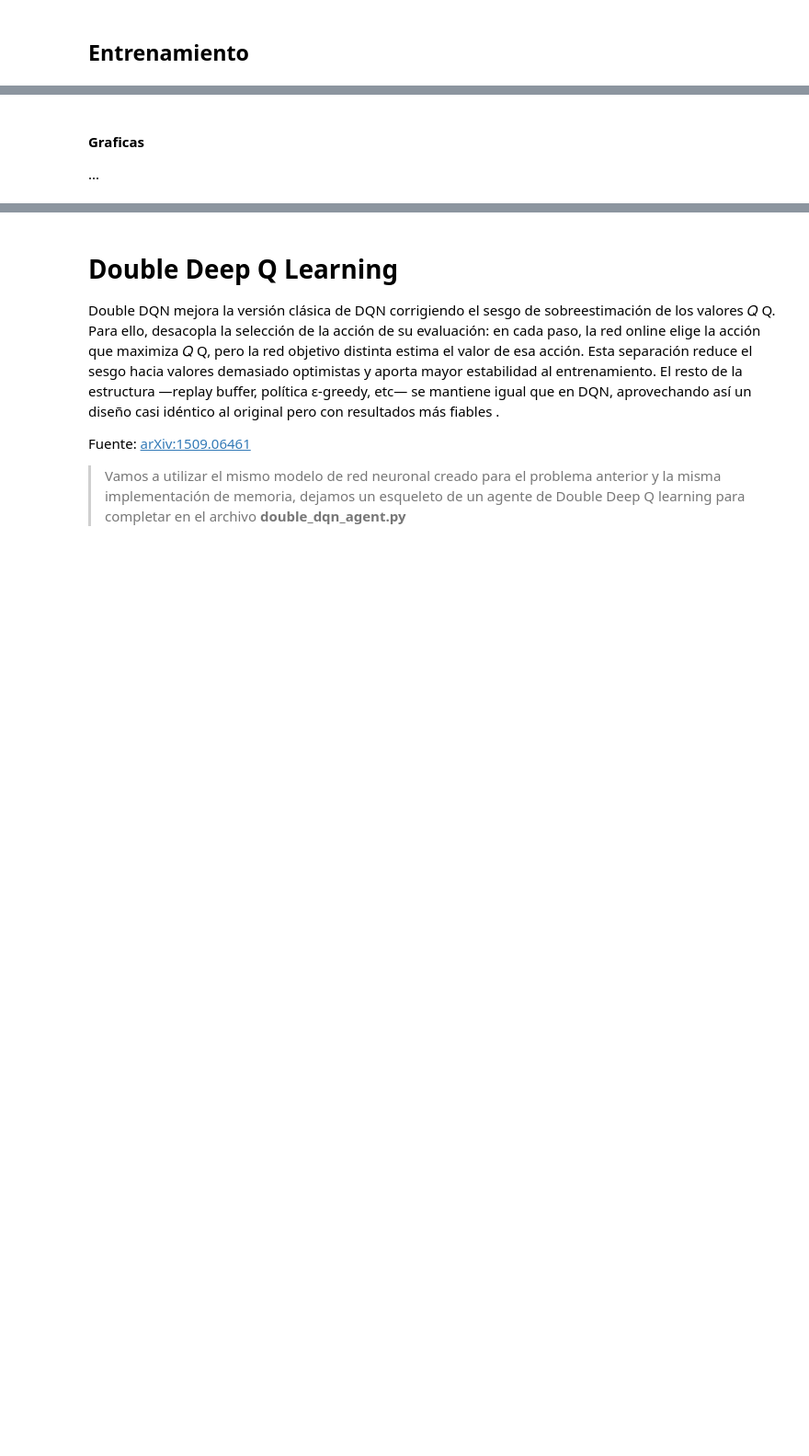
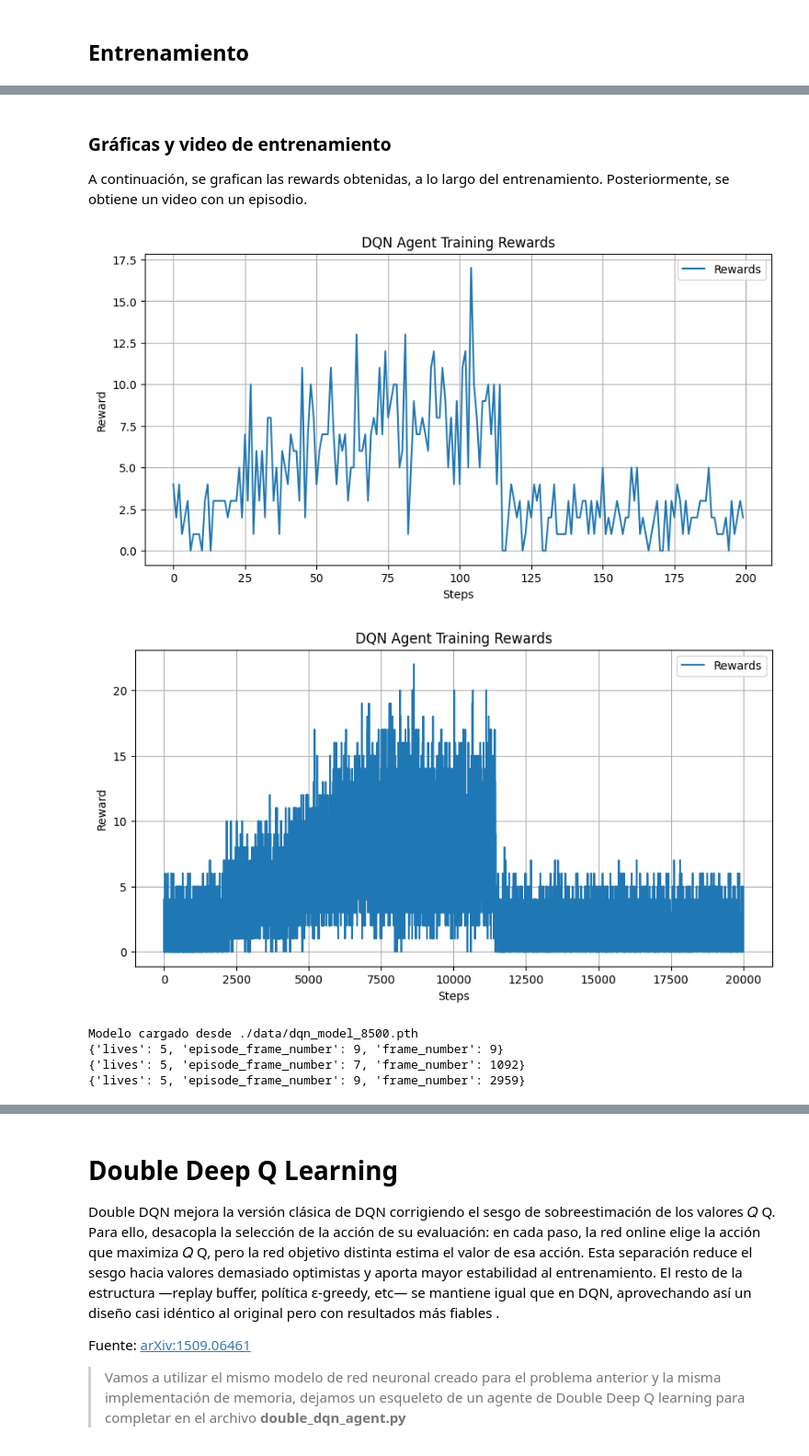
Before and after one commit to bluezombie/obligatoriotalleria2025, a Jupyter notebook: Obligatorio_2025_Letra.ipynb, the cells around one changed output, grey strips where cells are left out. Shown at 92% size. Cells and saved outputs as stored; diff of their text form; code cells hidden in the pictures; blank space fills up the shorter version.

```diff
--- a/Obligatorio_2025_Letra.ipynb
+++ b/Obligatorio_2025_Letra.ipynb
@@ -449,19 +456,2 @@ Funciones a completar:
-# %%
-# Hiperparámetros de Joaquín Vigna
-TOTAL_STEPS = 10_000_000
-EPISODES = 10_000
-STEPS_PER_EPISODE = 20_000
-
-EPSILON_INI = 1
-EPSILON_MIN = 0.05
-EPSILON_ANNEAL_STEPS = 1_000_000
-
-EPISODE_BLOCK = 100
-
-BATCH_SIZE = 32
-BUFFER_SIZE = 30_000
-
-GAMMA = 0.995
-LEARNING_RATE = 0.00025
 # %%
 from dqn_agent import DQNAgent
@@ -526,3 +491,52 @@ Video(video_path, embed=True, width=600)
-# %% [markdown]
-#### Graficas
-...
+# %% [markdown]
+### Gráficas y video de entrenamiento
+
+A continuación, se grafican las rewards obtenidas, a lo largo del entrenamiento. Posteriormente, se obtiene un video con un episodio.
+# %%
+# Mostramos la evolución de las recomensas
+dqn_rewards_2 = dqn_rewards[::100]
+plot_rewards(dqn_rewards_2, title="DQN Agent Training Rewards") # Sin sampleado
+plot_rewards(dqn_rewards, title="DQN Agent Training Rewards") # Con Sampleado
+
+
+env = make_env(ENV_NAME,
+                video_folder='./videos/dqn_validation',
+                name_prefix="breakout",
+                record_every=500,
+                grayscale=GRAY_SCALE,
+                screen_size=SCREEN_SIZE,
+                stack_frames=NUM_STACKED_FRAMES,
+                skip_frames=SKIP_FRAMES
+                )
+
+net = DQN_CNN_Model(env.observation_space.shape, env.action_space.n).to(DEVICE)
+
+# Luego, procedemos a cargar el modelo desde el archivo guardado.
+net_loaded_from_disk = load_model_checkpoint(net, "./data/dqn_model_8500.pth")
+dqn_agent = DQNAgent(env, net_loaded_from_disk, process_state, BUFFER_SIZE, BATCH_SIZE, LEARNING_RATE, GAMMA, epsilon_i=EPSILON_INI, epsilon_f=EPSILON_MIN, epsilon_anneal_steps=EPSILON_ANNEAL_STEPS, episode_block=EPISODE_BLOCK, device=DEVICE)
+env = make_env(ENV_NAME,
+                video_folder='./videos/dqn_validation',
+                name_prefix="breakout",
+                record_every=1,
+                grayscale=GRAY_SCALE,
+                screen_size=SCREEN_SIZE,
+                stack_frames=NUM_STACKED_FRAMES,
+                skip_frames=SKIP_FRAMES
+                )
+
+dqn_agent.play(env, episodes=3)
+
+env.close()
+
+# Ruta al archivo de vídeo en tu sistema de ficheros
+video_path = "./videos/dqn_validation/breakout-episode-1.mp4"
+
+# Muestra el vídeo
+Video(video_path, embed=True, width=600)
+# %% [output]
+[figure, added]
+[figure, added]
+Modelo cargado desde ./data/dqn_model_8500.pth
+{'lives': 5, 'episode_frame_number': 9, 'frame_number': 9}
+{'lives': 5, 'episode_frame_number': 7, 'frame_number': 1092}
+{'lives': 5, 'episode_frame_number': 9, 'frame_number': 2959}
```
Also changed, not shown: parts of 27 cells of this notebook, 4 other files.
